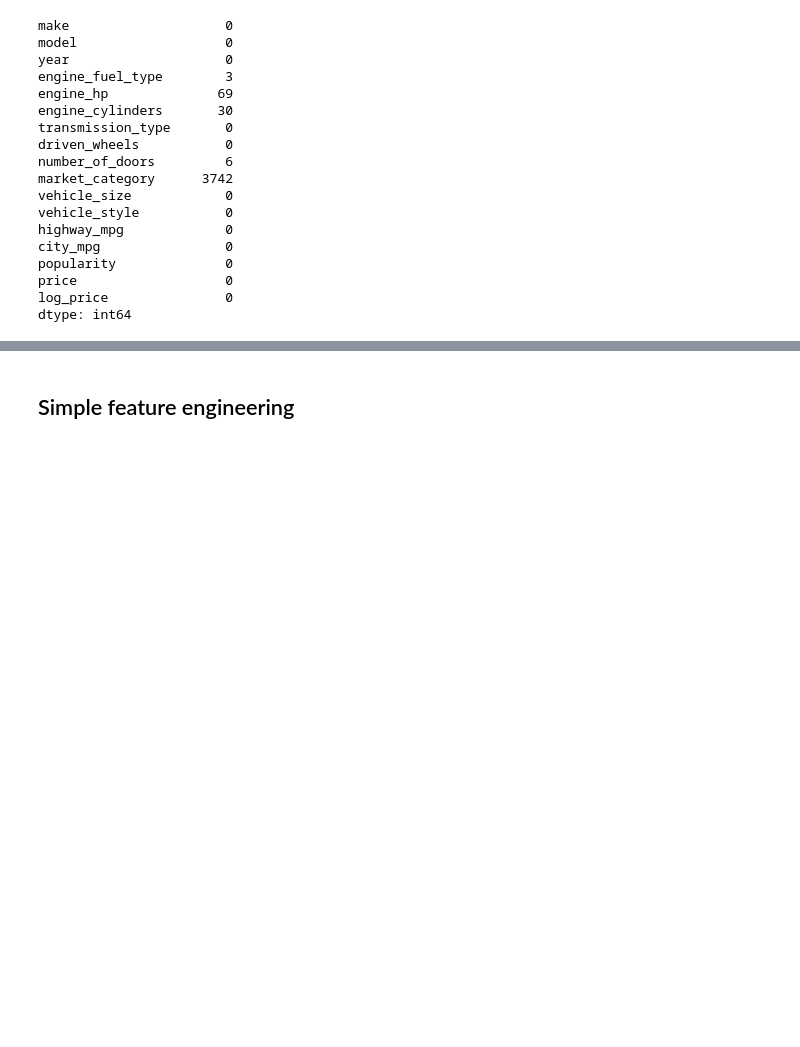
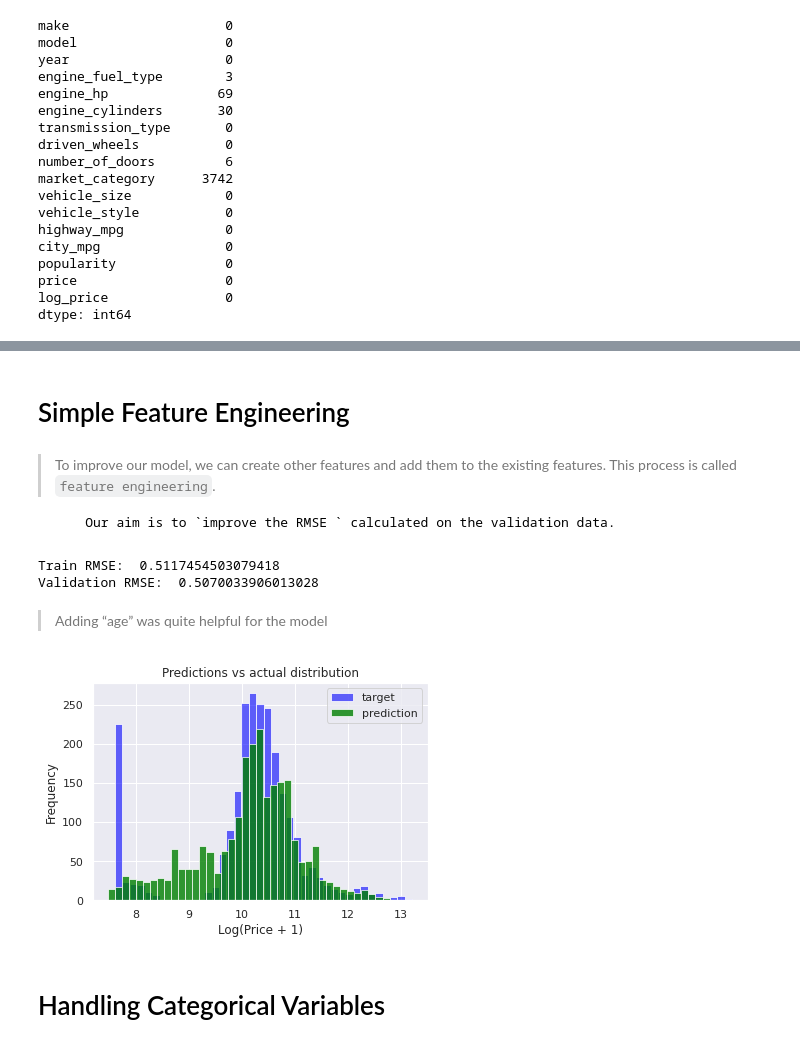
Before and after one commit to a7madmostafa/Learn-ML-by-Projects, a Jupyter notebook: Regression_Car_Price_Prediction.ipynb, the cells around one changed output, grey strips where cells are left out. Drawn from its saved outputs; the diff is of its cells as text; code cells hidden in the pictures; blank space fills up the shorter version.

```diff
--- a/Regression_Car_Price_Prediction.ipynb
+++ b/Regression_Car_Price_Prediction.ipynb
@@ -278,38 +574,50 @@ rmse(y_val, y_pred)
 # %% [markdown]
-## Simple feature engineering
+# Simple Feature Engineering
+# %% [markdown]
+> To improve our model, we can create other features and add them to the existing features. This process is called `feature engineering`.
+
+        Our aim is to `improve the RMSE ` calculated on the validation data.
 # %%
 def prepare_X(df):
     df = df.copy()
     features = base.copy()
 
-    df['age'] = 2017 - df.year
+    df['age'] = 2017 - df.year    # Because the dataset was created in 2017 (which we can verify by checking df_train.year.max())
     features.append('age')
 
     df_num = df[features]
-    df_num = df_num.fillna(0)
+    df_num = df_num.fillna(df_num.mean())
     X = df_num.values
     return X
 # %%
 X_train = prepare_X(df_train)
 w_0, w = train_linear_regression(X_train, y_train)
-
 y_pred = w_0 + X_train.dot(w)
-print('train', rmse(y_train, y_pred))
+print('Train RMSE: ', rmse(y_train, y_pred))
 
 X_val = prepare_X(df_val)
 y_pred = w_0 + X_val.dot(w)
-print('validation', rmse(y_val, y_pred))
+print('Validation RMSE: ', rmse(y_val, y_pred))
+# %% [output]
+Train RMSE:  0.5117454503079418
+Validation RMSE:  0.5070033906013028
+# %% [markdown]
+> Adding “age” was quite helpful for the model
 # %%
 plt.figure(figsize=(6, 4))
 
 
-sns.histplot(y_val, label='target', color='#222222', alpha=0.6, bins=40)
-sns.histplot(y_pred, label='prediction', color='#aaaaaa', alpha=0.8, bins=40)
+sns.histplot(y_val, label='target', color='blue', alpha=0.6, bins=40)
+sns.histplot(y_pred, label='prediction', color='green', alpha=0.8, bins=40)
 
 plt.legend()
 
 plt.ylabel('Frequency')
 plt.xlabel('Log(Price + 1)')
 plt.title('Predictions vs actual distribution')
 
 plt.show()
+# %% [output]
+[figure, added]
+# %% [markdown]
+# Handling Categorical Variables
```
Also changed, not shown: parts of 98 cells of this notebook.
